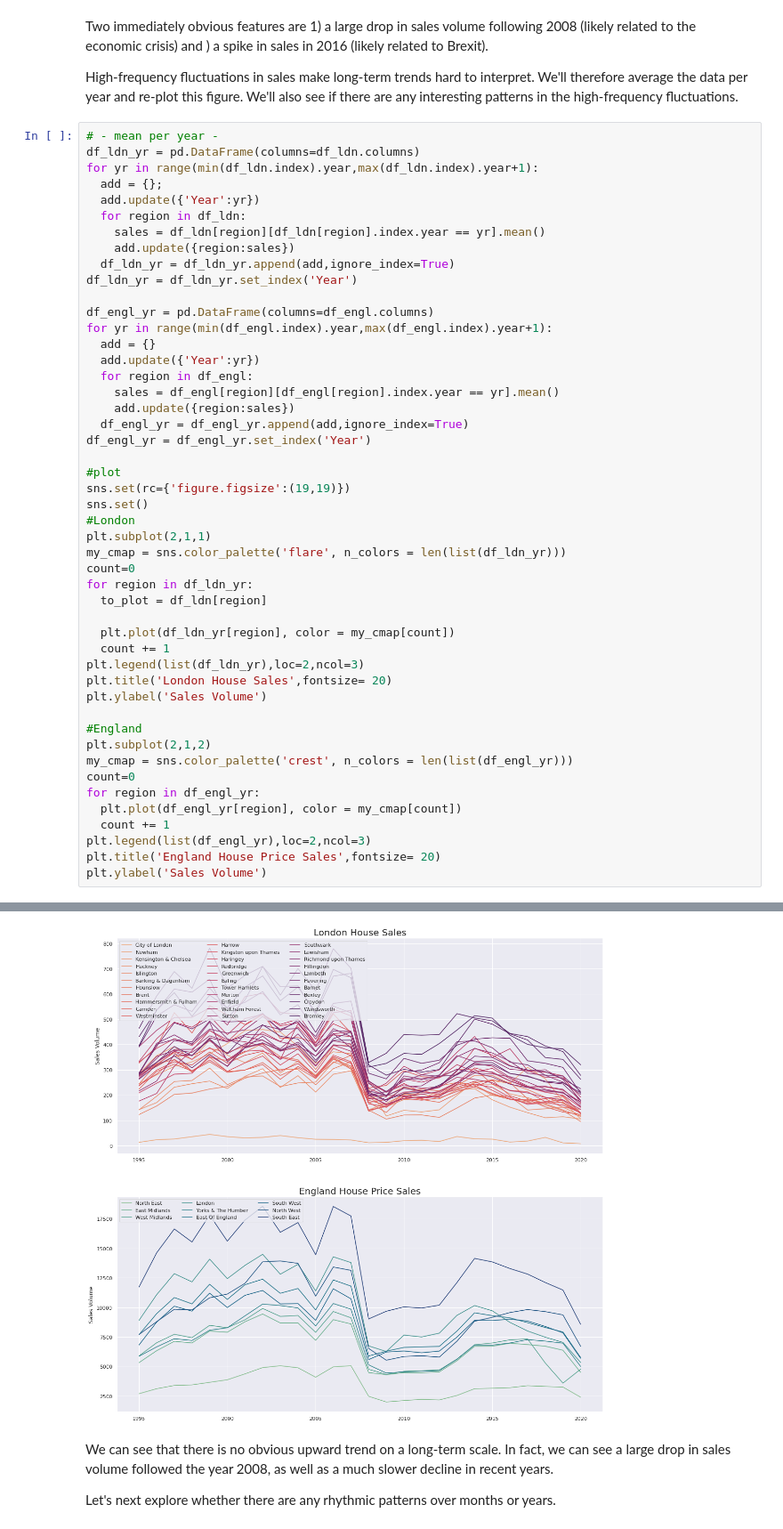
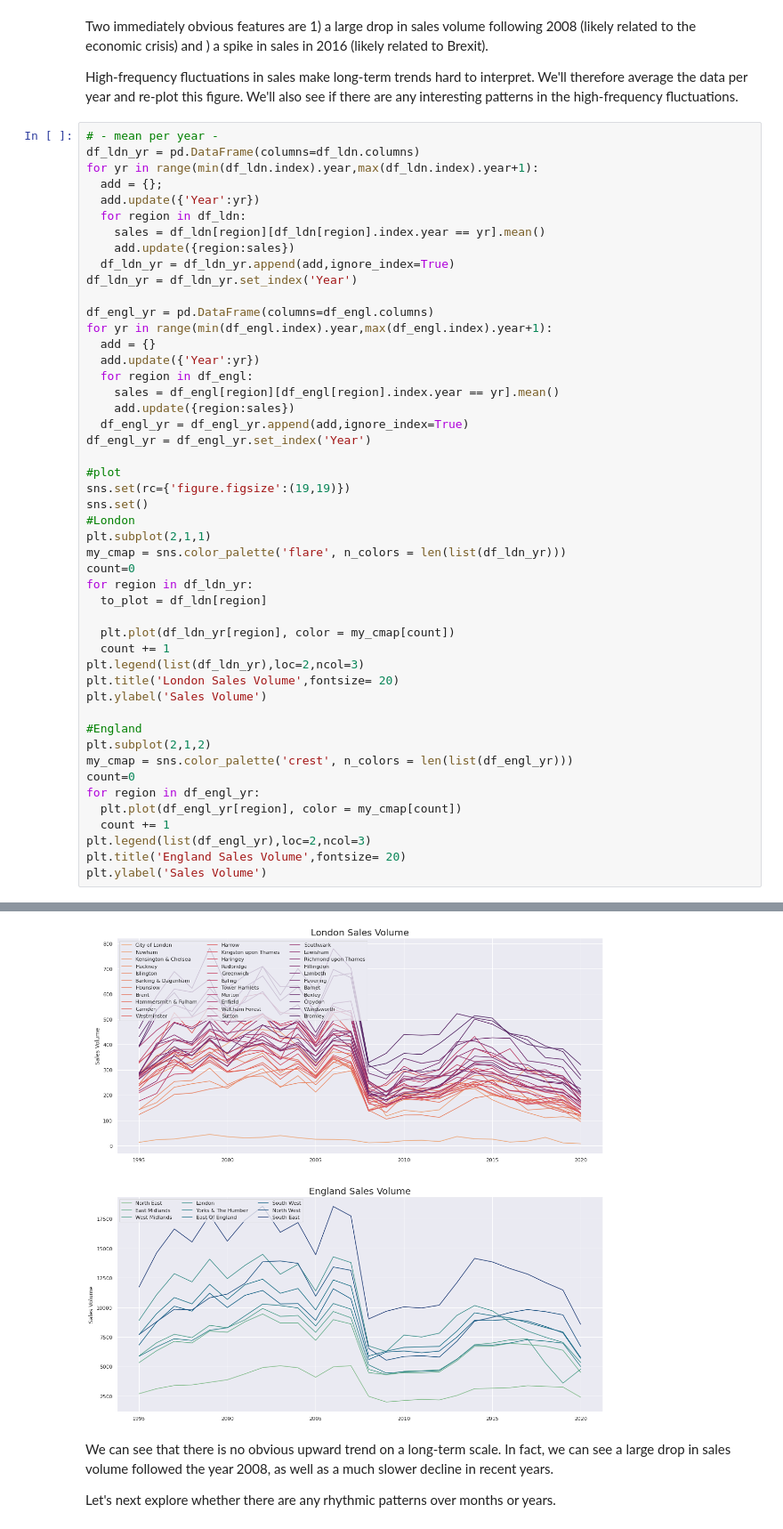
Before and after one commit to kohl-carmen/London-Housing, a Jupyter notebook: London_Housing.ipynb, the cells around one changed output, grey strips where cells are left out. Shown at 89% size. Drawn from its saved outputs; the diff is of its cells as text.

```diff
--- a/London_Housing.ipynb
+++ b/London_Housing.ipynb
@@ -523,36 +523,36 @@ for yr in range(min(df_engl.index).year,max(df_engl.index).year+1):
     add.update({region:sales})
   df_engl_yr = df_engl_yr.append(add,ignore_index=True)
 df_engl_yr = df_engl_yr.set_index('Year')
 
 #plot
 sns.set(rc={'figure.figsize':(19,19)})
 sns.set()
 #London
 plt.subplot(2,1,1)
 my_cmap = sns.color_palette('flare', n_colors = len(list(df_ldn_yr)))
 count=0
 for region in df_ldn_yr:
   to_plot = df_ldn[region]
 
   plt.plot(df_ldn_yr[region], color = my_cmap[count])
   count += 1
 plt.legend(list(df_ldn_yr),loc=2,ncol=3)
-plt.title('London House Sales',fontsize= 20)
+plt.title('London Sales Volume',fontsize= 20)
 plt.ylabel('Sales Volume')
 
 #England
 plt.subplot(2,1,2)
 my_cmap = sns.color_palette('crest', n_colors = len(list(df_engl_yr)))
 count=0
 for region in df_engl_yr:
   plt.plot(df_engl_yr[region], color = my_cmap[count])
   count += 1
 plt.legend(list(df_engl_yr),loc=2,ncol=3)
-plt.title('England House Price Sales',fontsize= 20)
+plt.title('England Sales Volume',fontsize= 20)
 plt.ylabel('Sales Volume')
 # %% [output]
 Text(0, 0.5, 'Sales Volume')
-[figure, old version]
+[figure, new version]
 # %% [markdown]
 We can see that there is no obvious upward trend on a long-term scale. In fact, we can see a large drop in sales volume followed the year 2008, as well as a much slower decline in recent years.
 
```
Also changed, not shown: parts of 4 cells of this notebook.
